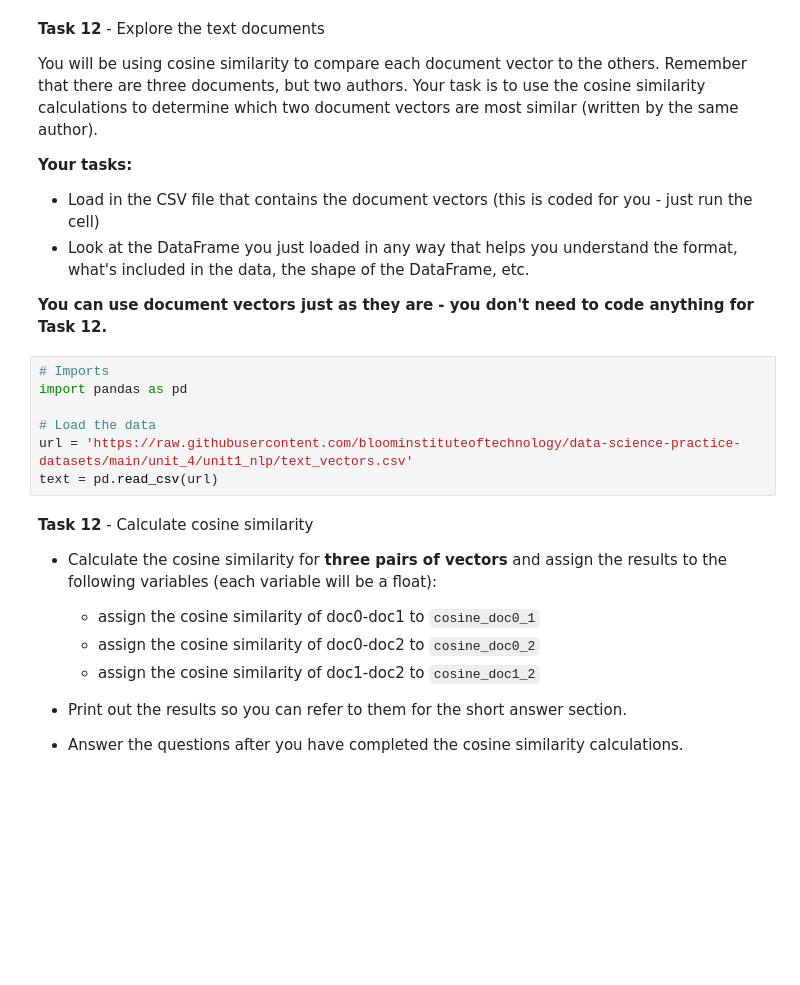
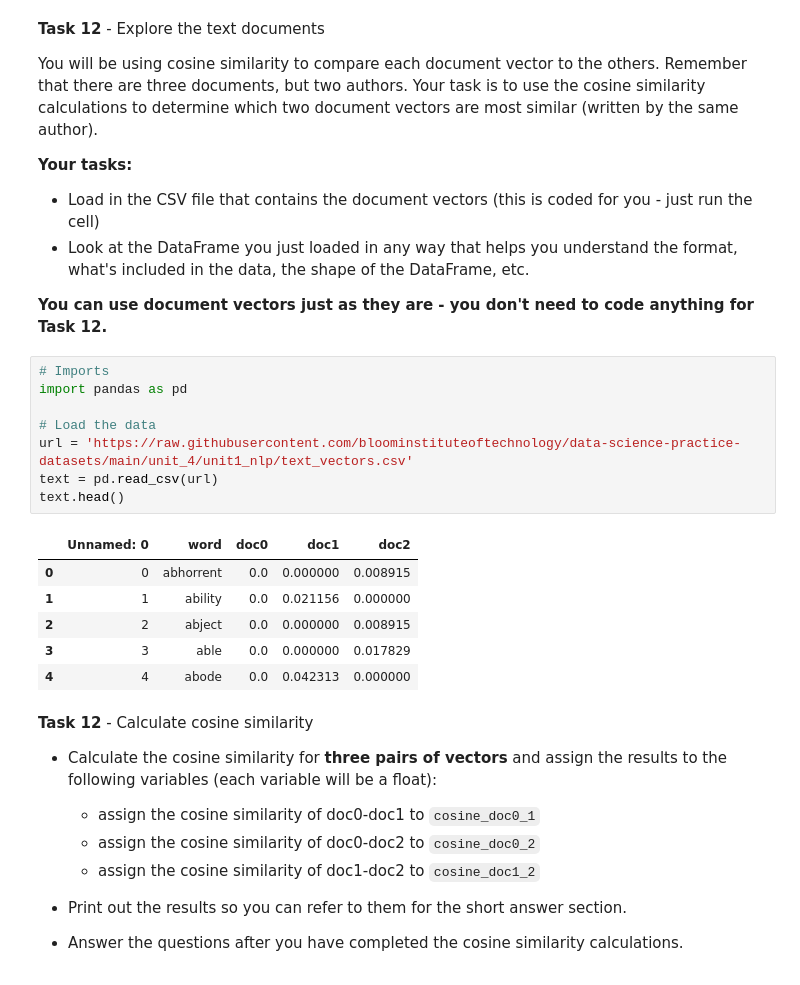
Before and after one commit to sikoh/DS-Linear-Algebra, a Jupyter notebook: Sprint-Challenge/DS_SprintChallenge_LinearAlgebra.ipynb, the cells around one changed output. Drawn from its saved outputs; the diff is of its cells as text; blank space fills up the shorter version.

```diff
--- a/Sprint-Challenge/DS_SprintChallenge_LinearAlgebra.ipynb
+++ b/Sprint-Challenge/DS_SprintChallenge_LinearAlgebra.ipynb
@@ -477,10 +512,18 @@ You will be using cosine similarity to compare each document vector to the other
 # %%
 # Imports
 import pandas as pd
 
 # Load the data
 url = 'https://raw.githubusercontent.com/bloominstituteoftechnology/data-science-practice-datasets/main/unit_4/unit1_nlp/text_vectors.csv'
 text = pd.read_csv(url)
+text.head()
+# %% [output]
+|  | Unnamed: 0 | word | doc0 | doc1 | doc2 |
+| 0 | 0 | abhorrent | 0.0 | 0.000000 | 0.008915 |
+| 1 | 1 | ability | 0.0 | 0.021156 | 0.000000 |
+| 2 | 2 | abject | 0.0 | 0.000000 | 0.008915 |
+| 3 | 3 | able | 0.0 | 0.000000 | 0.017829 |
+| 4 | 4 | abode | 0.0 | 0.042313 | 0.000000 |
 # %% [markdown]
 **Task 12** - Calculate cosine similarity
 
```
Also changed, not shown: parts of 7 cells of this notebook.
